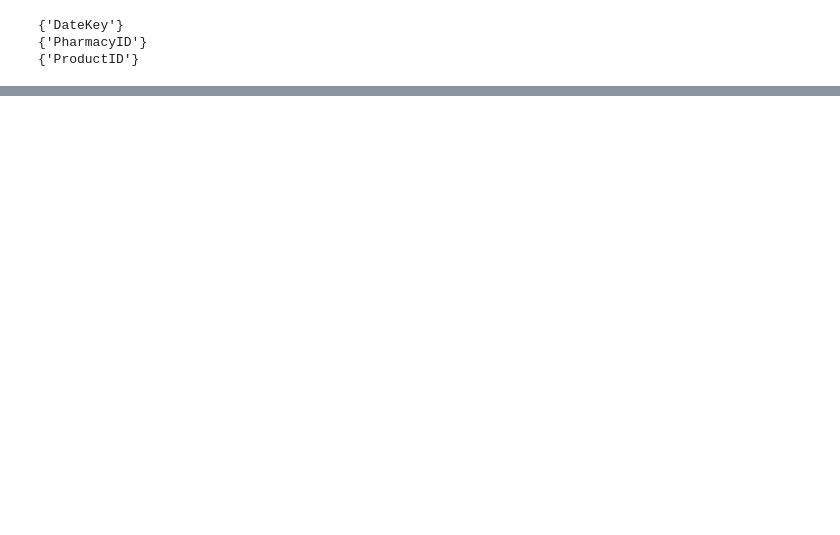
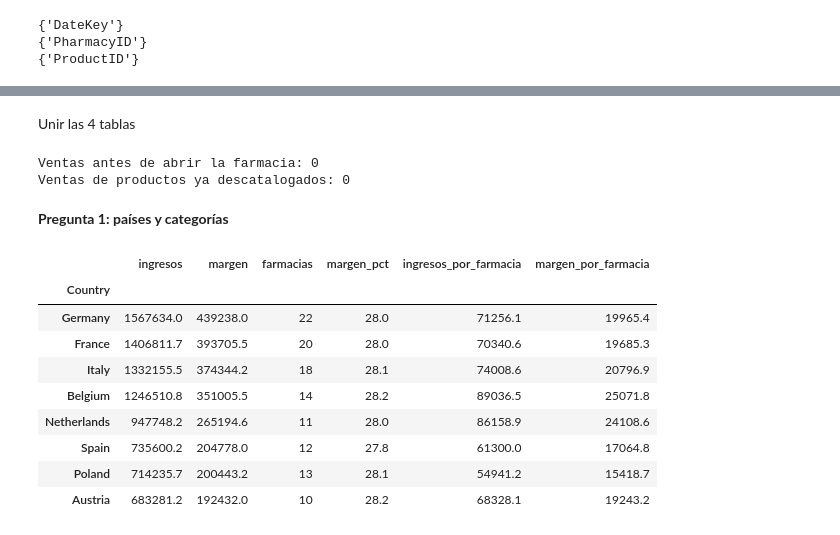
Before and after one commit to ai-somorrostro/pharmacy-sales-bigdata, a Jupyter notebook: notebook/01_exploracion.ipynb, the cells around one changed output, grey strips where cells are left out. Saved outputs shown, nothing was run; the diff lists cells and outputs as text; code cells hidden in the pictures; blank space fills up the shorter version.

```diff
--- a/notebook/01_exploracion.ipynb
+++ b/notebook/01_exploracion.ipynb
@@ -175,0 +199,2 @@ print(set(fact.columns) & set(producto.columns))
+# %% [markdown]
+Unir las 4 tablas
@@ -175,0 +209,38 @@ print(set(fact.columns) & set(producto.columns))
+# %%
+data["Fecha"] = pd.to_datetime(data["DateKey"].astype(str), format="%Y%m%d")
+data["OpenDate"] = pd.to_datetime(data["OpenDate"])
+data["DiscontinuedDate"] = pd.to_datetime(data["DiscontinuedDate"])
+
+antes_apertura = data[data["Fecha"] < data["OpenDate"]]
+tras_descatalogar = data[data["Fecha"] > data["DiscontinuedDate"]]
+
+print("Ventas antes de abrir la farmacia:", len(antes_apertura))
+print("Ventas de productos ya descatalogados:", len(tras_descatalogar))
+# %% [output]
+Ventas antes de abrir la farmacia: 0
+Ventas de productos ya descatalogados: 0
+# %% [markdown]
+**Pregunta 1: países y categorías**
+# %%
+p1_pais = (
+    data.groupby("Country")
+    .agg(ingresos=("RevenueEUR", "sum"),
+         margen=("MarginEUR", "sum"),
+         farmacias=("PharmacyID", "nunique"))
+    .assign(margen_pct=lambda d: d["margen"] / d["ingresos"] * 100,
+            ingresos_por_farmacia=lambda d: d["ingresos"] / d["farmacias"],
+            margen_por_farmacia=lambda d: d["margen"] / d["farmacias"])
+    .sort_values("ingresos", ascending=False)
+)
+p1_pais.round(1)
+# %% [output]
+|  | ingresos | margen | farmacias | margen_pct | ingresos_por_farmacia | margen_por_farmacia |
+| Country |  |  |  |  |  |  |
+| Germany | 1567634.0 | 439238.0 | 22 | 28.0 | 71256.1 | 19965.4 |
+| France | 1406811.7 | 393705.5 | 20 | 28.0 | 70340.6 | 19685.3 |
+| Italy | 1332155.5 | 374344.2 | 18 | 28.1 | 74008.6 | 20796.9 |
+| Belgium | 1246510.8 | 351005.5 | 14 | 28.2 | 89036.5 | 25071.8 |
+| Netherlands | 947748.2 | 265194.6 | 11 | 28.0 | 86158.9 | 24108.6 |
+| Spain | 735600.2 | 204778.0 | 12 | 27.8 | 61300.0 | 17064.8 |
+| Poland | 714235.7 | 200443.2 | 13 | 28.1 | 54941.2 | 15418.7 |
+| Austria | 683281.2 | 192432.0 | 10 | 28.2 | 68328.1 | 19243.2 |
```
Also changed, not shown: parts of 20 cells of this notebook, 1 other file.
